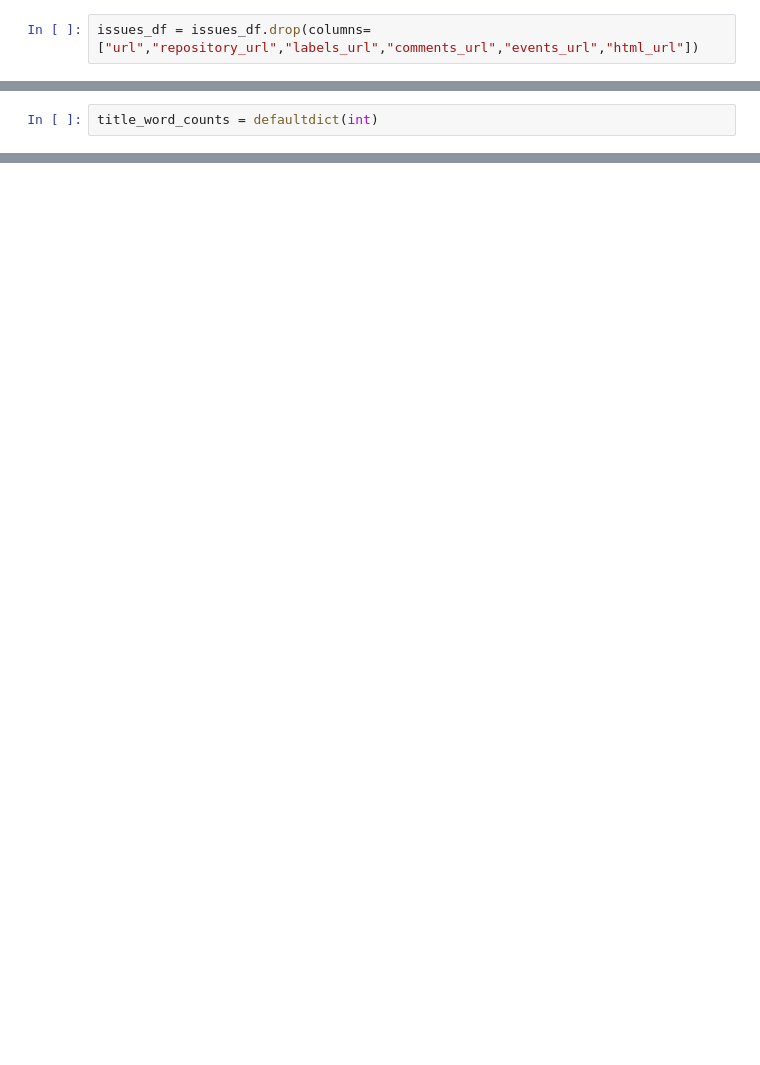
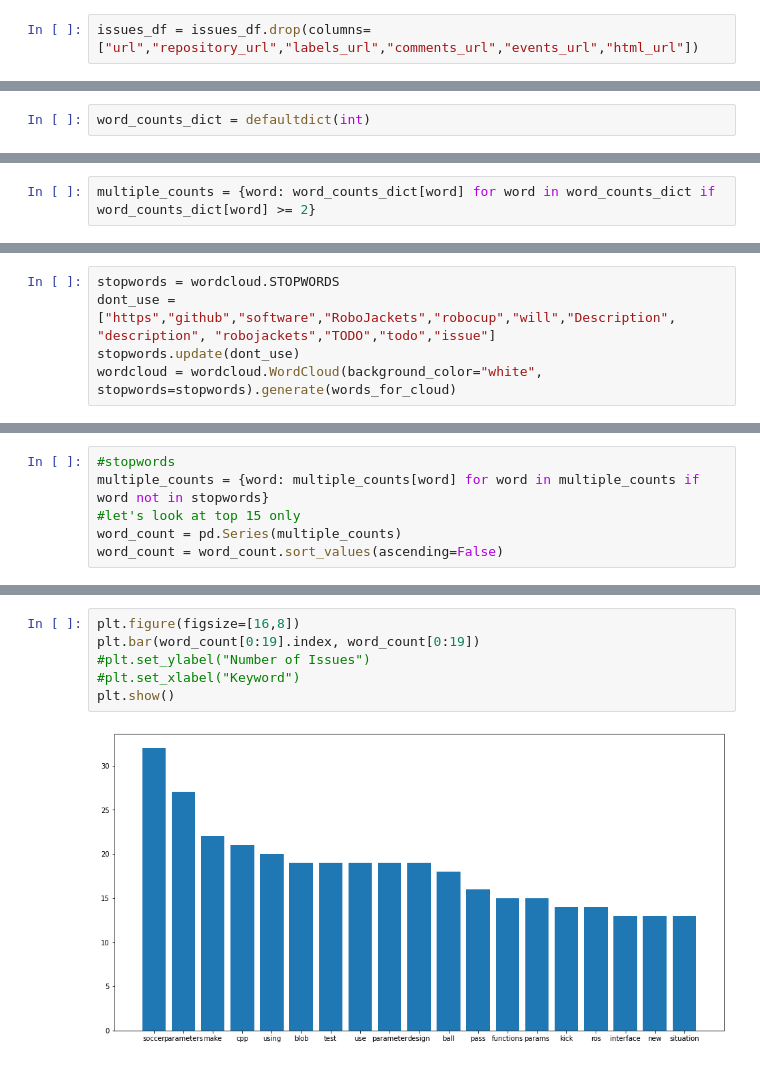
Before and after one commit to fourpenny/robocup-stats, a Jupyter notebook: robocup-vis.ipynb, the cells around one changed output, grey strips where cells are left out. Drawn from its saved outputs; the diff is of its cells as text; blank space fills up the shorter version.

```diff
--- a/robocup-vis.ipynb
+++ b/robocup-vis.ipynb
@@ -23,2 +41,2 @@ issues_df = issues_df.drop(columns=["url","repository_url","labels_url","comment
 # %%
-title_word_counts = defaultdict(int)
+word_counts_dict = defaultdict(int)
@@ -90,0 +56,2 @@ defaultdict(int,
+# %%
+multiple_counts = {word: word_counts_dict[word] for word in word_counts_dict if word_counts_dict[word] >= 2}
@@ -90,0 +65,5 @@ defaultdict(int,
+# %%
+stopwords = wordcloud.STOPWORDS
+dont_use = ["https","github","software","RoboJackets","robocup","will","Description", "description", "robojackets","TODO","todo","issue"]
+stopwords.update(dont_use)
+wordcloud = wordcloud.WordCloud(background_color="white", stopwords=stopwords).generate(words_for_cloud)
@@ -90,0 +80,6 @@ defaultdict(int,
+# %%
+#stopwords
+multiple_counts = {word: multiple_counts[word] for word in multiple_counts if word not in stopwords}
+#let's look at top 15 only
+word_count = pd.Series(multiple_counts)
+word_count = word_count.sort_values(ascending=False)
@@ -90,0 +109,8 @@ defaultdict(int,
+# %%
+plt.figure(figsize=[16,8])
+plt.bar(word_count[0:19].index, word_count[0:19])
+#plt.set_ylabel("Number of Issues")
+#plt.set_xlabel("Keyword")
+plt.show()
+# %% [output]
+[figure, added]
```
Also changed, not shown: parts of 21 cells of this notebook, 1 other file.
